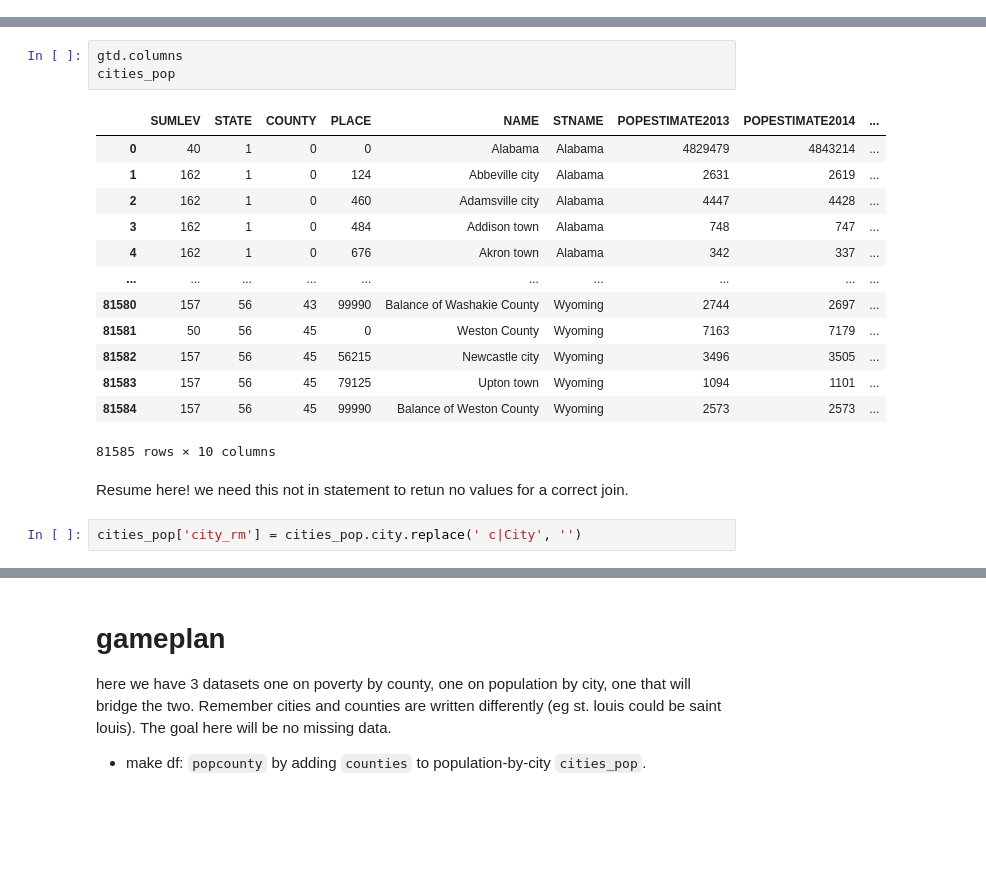
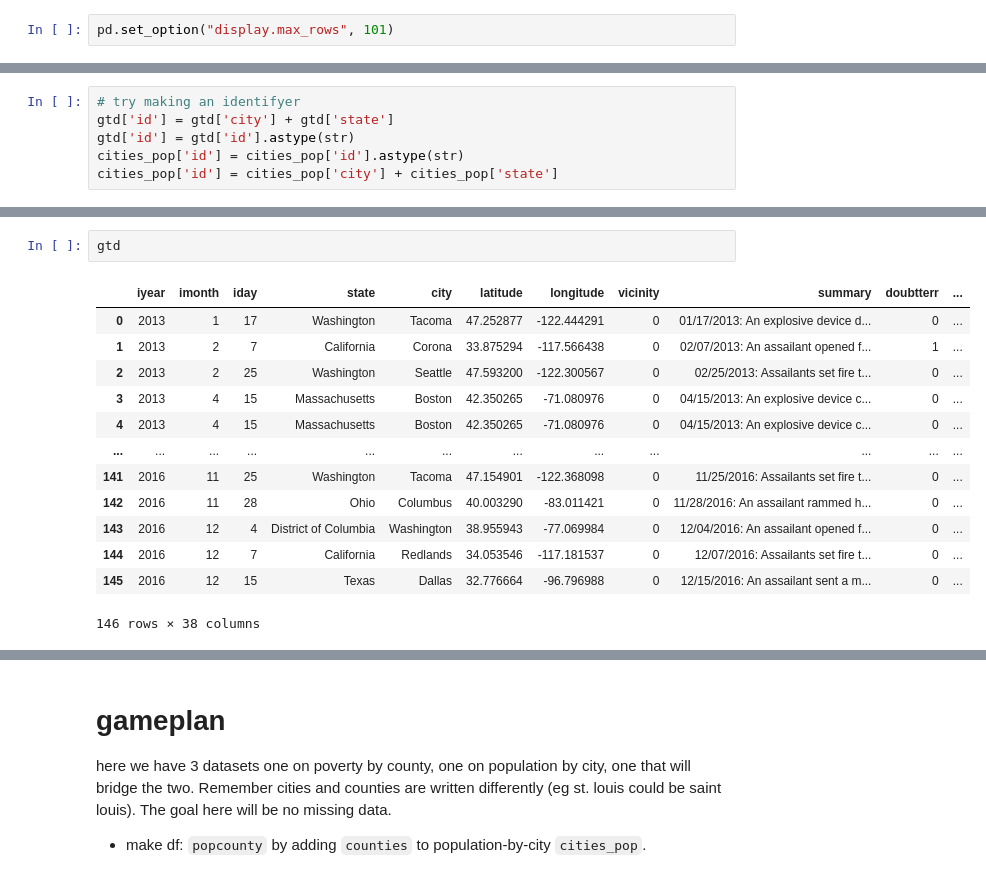
Before and after one commit to despresj/pythonChallenges, a Jupyter notebook: data_cleaning_challenge/first-midterm-despresj/joining.ipynb, the cells around one changed output, grey strips where cells are left out. Cells and saved outputs as stored; diff of their text form; blank space fills up the shorter version.

Commit message:
worked on joins...a long ways to go

```diff
--- a/data_cleaning_challenge/first-midterm-despresj/joining.ipynb
+++ b/data_cleaning_challenge/first-midterm-despresj/joining.ipynb
@@ -17,0 +43,2 @@ gtd = gtd.rename(columns = {'provstate': 'state'})
+# %%
+pd.set_option("display.max_rows", 101)
@@ -17,0 +59,6 @@ gtd = gtd.rename(columns = {'provstate': 'state'})
+# %%
+# try making an identifyer
+gtd['id'] = gtd['city'] + gtd['state']
+gtd['id'] = gtd['id'].astype(str)
+cities_pop['id'] = cities_pop['id'].astype(str)
+cities_pop['id'] = cities_pop['city'] + cities_pop['state']
@@ -18,21 +109,16 @@ gtd = gtd.rename(columns = {'provstate': 'state'})
 # %%
-gtd.columns
-cities_pop
+gtd
 # %% [output]
-|  | SUMLEV | STATE | COUNTY | PLACE | NAME | STNAME | POPESTIMATE2013 | POPESTIMATE2014 | ... |
-| 0 | 40 | 1 | 0 | 0 | Alabama | Alabama | 4829479 | 4843214 | ... |
-| 1 | 162 | 1 | 0 | 124 | Abbeville city | Alabama | 2631 | 2619 | ... |
-| 2 | 162 | 1 | 0 | 460 | Adamsville city | Alabama | 4447 | 4428 | ... |
-| 3 | 162 | 1 | 0 | 484 | Addison town | Alabama | 748 | 747 | ... |
-| 4 | 162 | 1 | 0 | 676 | Akron town | Alabama | 342 | 337 | ... |
-| ... | ... | ... | ... | ... | ... | ... | ... | ... | ... |
-| 81580 | 157 | 56 | 43 | 99990 | Balance of Washakie County | Wyoming | 2744 | 2697 | ... |
-| 81581 | 50 | 56 | 45 | 0 | Weston County | Wyoming | 7163 | 7179 | ... |
-| 81582 | 157 | 56 | 45 | 56215 | Newcastle city | Wyoming | 3496 | 3505 | ... |
-| 81583 | 157 | 56 | 45 | 79125 | Upton town | Wyoming | 1094 | 1101 | ... |
-| 81584 | 157 | 56 | 45 | 99990 | Balance of Weston County | Wyoming | 2573 | 2573 | ... |
+|  | iyear | imonth | iday | state | city | latitude | longitude | vicinity | summary | doubtterr | ... |
+| 0 | 2013 | 1 | 17 | Washington | Tacoma | 47.252877 | -122.444291 | 0 | 01/17/2013: An explosive device d... | 0 | ... |
+| 1 | 2013 | 2 | 7 | California | Corona | 33.875294 | -117.566438 | 0 | 02/07/2013: An assailant opened f... | 1 | ... |
+| 2 | 2013 | 2 | 25 | Washington | Seattle | 47.593200 | -122.300567 | 0 | 02/25/2013: Assailants set fire t... | 0 | ... |
+| 3 | 2013 | 4 | 15 | Massachusetts | Boston | 42.350265 | -71.080976 | 0 | 04/15/2013: An explosive device c... | 0 | ... |
+| 4 | 2013 | 4 | 15 | Massachusetts | Boston | 42.350265 | -71.080976 | 0 | 04/15/2013: An explosive device c... | 0 | ... |
+| ... | ... | ... | ... | ... | ... | ... | ... | ... | ... | ... | ... |
+| 141 | 2016 | 11 | 25 | Washington | Tacoma | 47.154901 | -122.368098 | 0 | 11/25/2016: Assailants set fire t... | 0 | ... |
+| 142 | 2016 | 11 | 28 | Ohio | Columbus | 40.003290 | -83.011421 | 0 | 11/28/2016: An assailant rammed h... | 0 | ... |
+| 143 | 2016 | 12 | 4 | District of Columbia | Washington | 38.955943 | -77.069984 | 0 | 12/04/2016: An assailant opened f... | 0 | ... |
+| 144 | 2016 | 12 | 7 | California | Redlands | 34.053546 | -117.181537 | 0 | 12/07/2016: Assailants set fire t... | 0 | ... |
+| 145 | 2016 | 12 | 15 | Texas | Dallas | 32.776664 | -96.796988 | 0 | 12/15/2016: An assailant sent a m... | 0 | ... |
-81585 rows × 10 columns
+146 rows × 38 columns
-# %% [markdown]
-Resume here! we need this not in statement to retun no values for a correct join.
-# %%
-cities_pop['city_rm'] = cities_pop.city.replace(' c|City', '')
```
Also changed, not shown: parts of 15 cells of this notebook.
